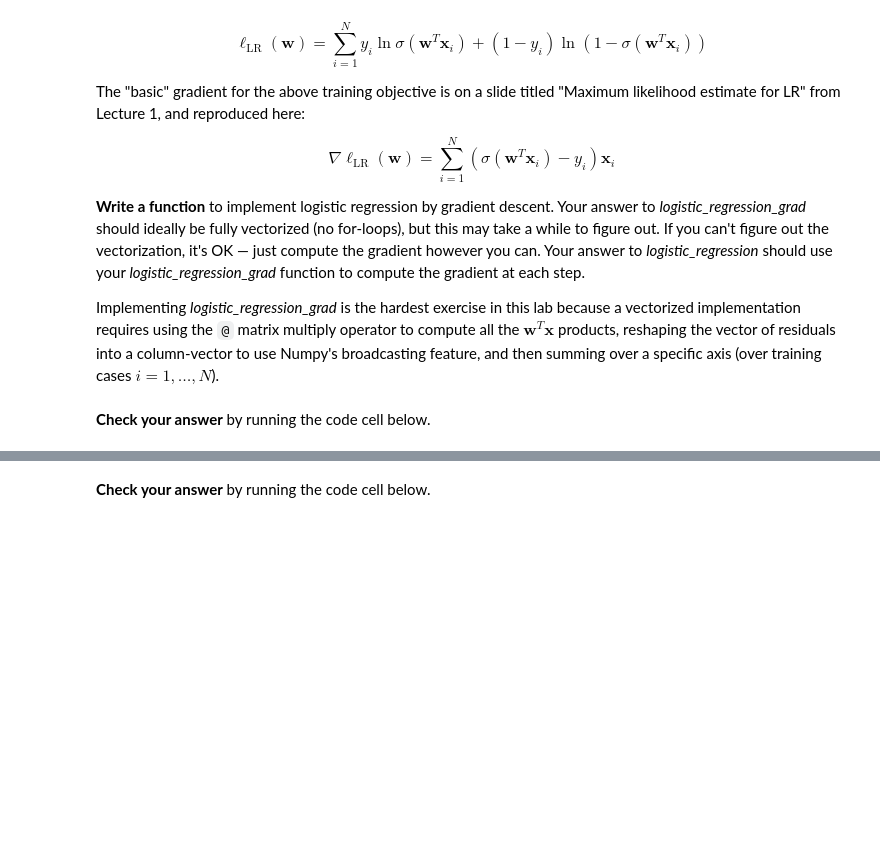
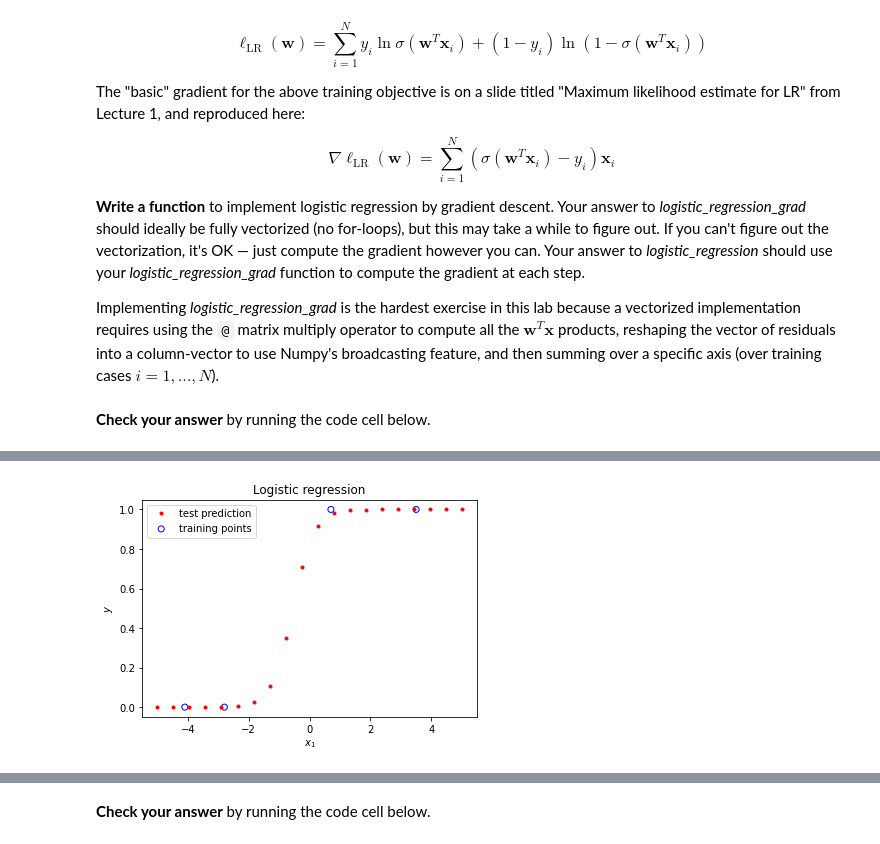
Before and after one commit to alimus22/SOEN, a Jupyter notebook: COMP432/lab2/lab2-exercises.ipynb, the cells around one changed output, grey strips where cells are left out. Saved outputs shown, nothing was run; the diff lists cells and outputs as text; code cells hidden in the pictures; blank space fills up the shorter version.

```diff
--- a/COMP432/lab2/lab2-exercises.ipynb
+++ b/COMP432/lab2/lab2-exercises.ipynb
@@ -522,6 +531,7 @@ where $\mathbf{x}$ and $\mathbf{w}$ are the same as for Exercise 2.1 and $\sigma
 def sigmoid(z):
     """Returns the element-wise logistic sigmoid of z."""
     # Your code here. Aim for 1 line.
+    return 1/(1 + np.exp(-z))
 
 def logistic_model_predict(X, w):
     """
@@ -529,6 +539,7 @@ def logistic_model_predict(X, w):
     Given X with shape (N,D+1), w must have shape (D+1,) and the result will have shape (N,).
     """
     # Your code here. Aim for 1-2 lines.
+    return sigmoid(X @ w)
 # %% [markdown]
 **Check your answer** by running the code cell below.
 # %%
@@ -585,6 +600,7 @@ Implementing _logistic_regression_grad_ is the hardest exercise in this lab beca
 def logistic_regression_grad(X, y, w):
     """Returns the gradient for basic logistic regression."""
     # Your code here. Aim for 1-3 lines.
+    return np.dot(X.T, sigmoid(X.dot(w)) - y)
 
 def logistic_regression(X, y, w_init, learn_rate=0.05, num_steps=500):
     """
@@ -596,6 +612,10 @@ def logistic_regression(X, y, w_init, learn_rate=0.05, num_steps=500):
     Returns a new parameter vector w that minimizes the negative log likelihood of the targets.
     """
     # Your code here. Aim for 4-5 lines.
+    for i in range(num_steps):
+        grad = logistic_regression_grad(X, y, w_init)
+        w_init = w_init - learn_rate * grad
+    return w_init
 # %% [markdown]
 **Check your answer** by running the code cell below.
 # %%
@@ -644,16 +666,29 @@ Your code should follow this sequence of steps, which are the same as for Exerci
 6. Plot the predictions on the test set.
 # %%
 # 1. Define the training set. Aim for 2 lines.
+X=np.array([[1, -4.1], [1, -2.8], [1, 0.7], [1, 3.5]])
+y = [0, 0, 1, 1]
 
 # 2. Plot the training set. Aim for 1 line.
+plt.scatter(X.T[1], y, facecolors='none', edgecolors='blue', label='training points')
 
 # 3. Run logistic regression on the training set to get 'w'. Aim for 1-2 lines.
+w = logistic_regression(X, y, np.array([0.0, 1.0]).T)
 
 # 4. Define the test set matrix of shape (20,2). Aim for 1-3 lines.
+X_test = np.array([np.ones(20), np.linspace(-5, 5, num=20)]).T
 
 # 5. Use the linear model to make predictions on the test set. Aim for 1 line.
+predictions = logistic_model_predict(X_test, w)
 
 # 6. Plot the test predictions. Aim for 1 line, plus a few lines to configure the plot (axis labels etc).
+plt.plot(X_test.T[1], predictions, 'or', markersize = 3, label='test prediction')
+plt.xlabel('$x_1$');
+plt.ylabel('$y$');
+plt.legend()
+plt.title('Logistic regression');
+# %% [output]
+[figure, added]
 # %% [markdown]
 <div style="border-bottom: 3px solid black;"></div>
 
```
Also changed, not shown: parts of 10 cells of this notebook.
